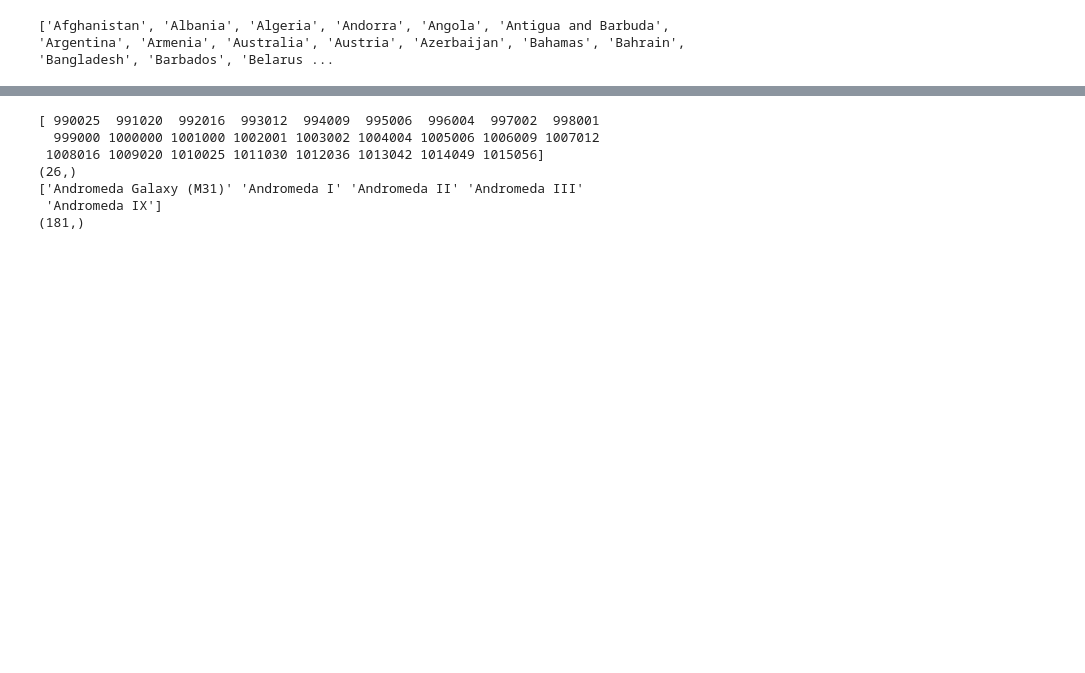
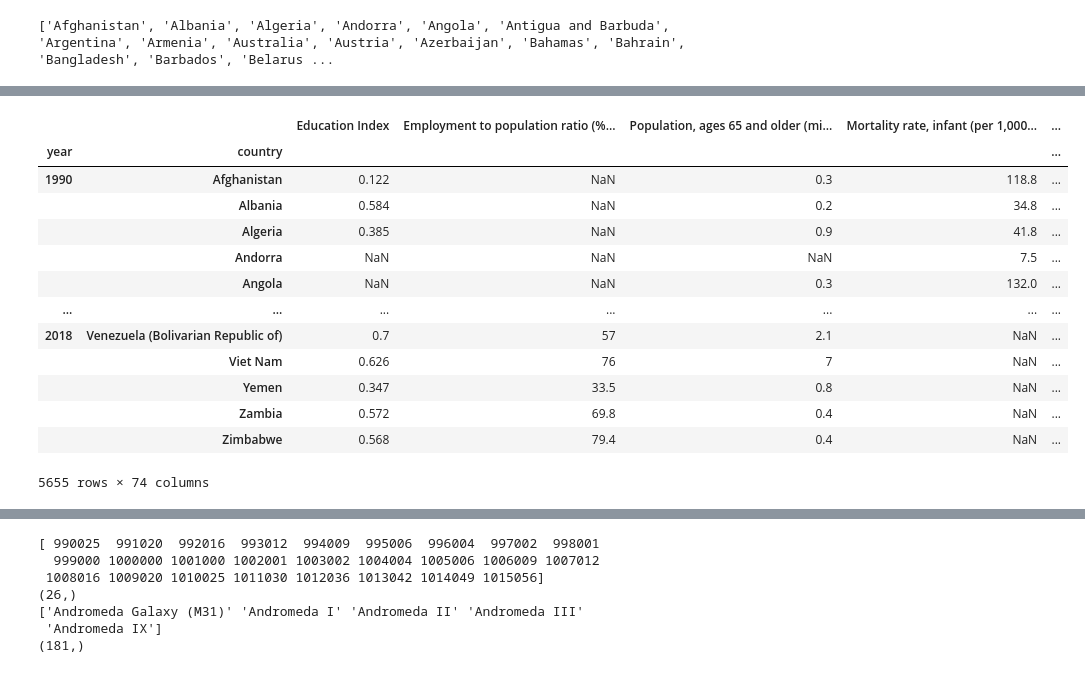
Before and after one commit to D1nay/prohack2020, a Jupyter notebook: Mapping countries to galaxies.ipynb, the cells around one changed output, grey strips where cells are left out. Drawn from its saved outputs; the diff is of its cells as text; code cells hidden in the pictures; blank space fills up the shorter version.

```diff
--- a/Mapping countries to galaxies.ipynb
+++ b/Mapping countries to galaxies.ipynb
@@ -220,0 +269,16 @@ undp_data = pd.DataFrame(None, index = undp_ind)
+# %%
+# Collating UNDP tables into one compatible for comparison with
+# the Contest one
+
+table = []
+for country in full_list:
+#    print(country)
+    for year in range(1990, 2018+1):
+        row = [year, country]
+        for df, nm in zip(data, name):
+            df_ = df.set_index('Country')
+            if (country in df_.index.dropna()) and (str(year) in df.columns):
+                row.append(df_.loc[country, str(year)])
+            else:
+                row.append(np.nan)
+        table.append(row)
@@ -220,0 +303,19 @@ undp_data = pd.DataFrame(None, index = undp_ind)
+# %%
+undp_collated = pd.DataFrame(table, columns = ['year', 'country'] + name).set_index(['year', 'country'])
+# %%
+undp_collated.sort_index()
+# %% [output]
+|  |  | Education Index | Employment to population ratio (%... | Population, ages 65 and older (mi... | Mortality rate, infant (per 1,000... | ... |
+| year | country |  |  |  |  | ... |
+| 1990 | Afghanistan | 0.122 | NaN | 0.3 | 118.8 | ... |
+|  | Albania | 0.584 | NaN | 0.2 | 34.8 | ... |
+|  | Algeria | 0.385 | NaN | 0.9 | 41.8 | ... |
+|  | Andorra | NaN | NaN | NaN | 7.5 | ... |
+|  | Angola | NaN | NaN | 0.3 | 132.0 | ... |
+| ... | ... | ... | ... | ... | ... | ... |
+| 2018 | Venezuela (Bolivarian Republic of) | 0.7 | 57 | 2.1 | NaN | ... |
+|  | Viet Nam | 0.626 | 76 | 7 | NaN | ... |
+|  | Yemen | 0.347 | 33.5 | 0.8 | NaN | ... |
+|  | Zambia | 0.572 | 69.8 | 0.4 | NaN | ... |
+|  | Zimbabwe | 0.568 | 79.4 | 0.4 | NaN | ... |
+5655 rows × 74 columns
```
Also changed, not shown: parts of 12 cells of this notebook.
